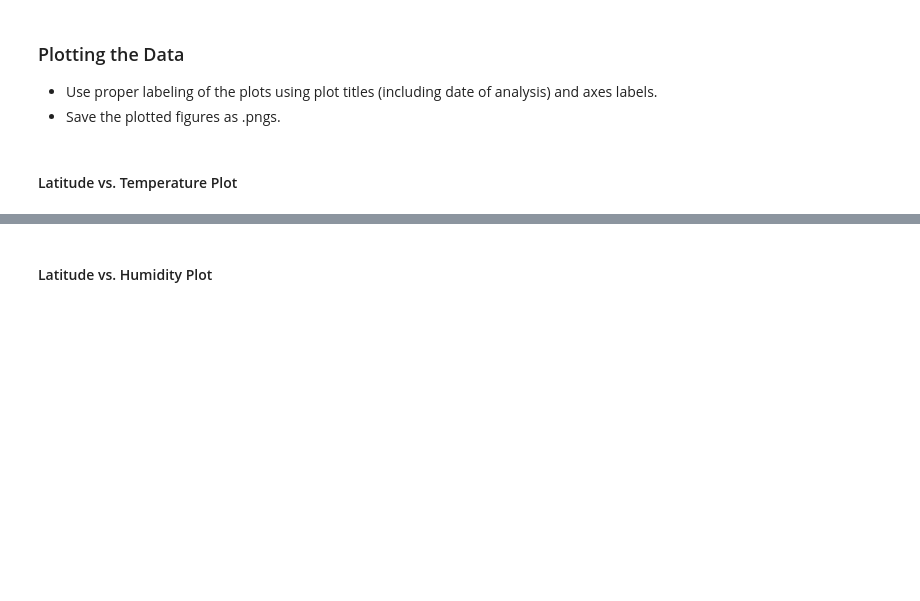
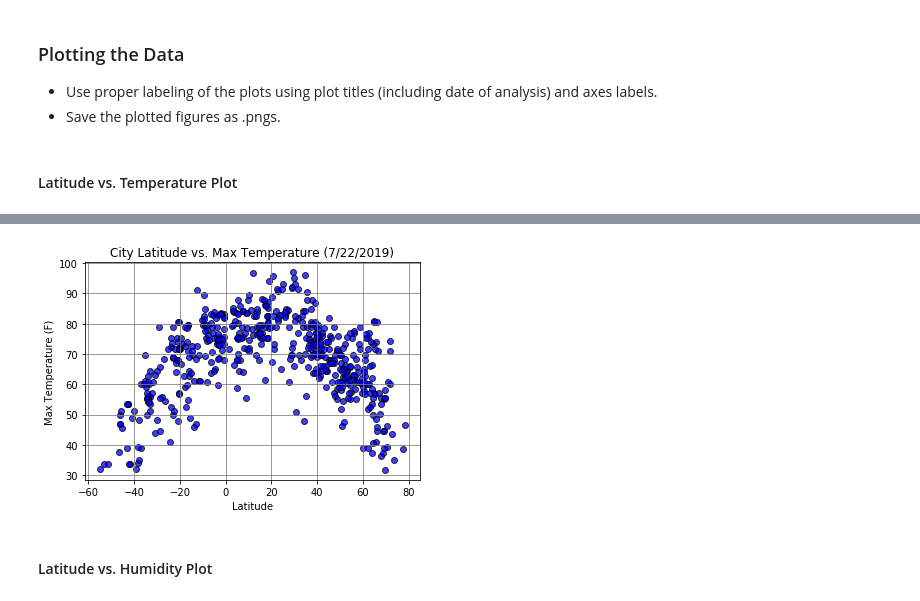
Before and after one commit to ivvyami/HW6_WeatherPy, a Jupyter notebook: WeatherPy_isoto.ipynb, the cells around one changed output, grey strips where cells are left out. Cells and saved outputs as stored; diff of their text form; code cells hidden in the pictures; blank space fills up the shorter version.

```diff
--- a/WeatherPy_isoto.ipynb
+++ b/WeatherPy_isoto.ipynb
@@ -181,2 +180,14 @@ dtype: int64
+# %%
+plt.rc('grid', linestyle = "-", color = "gray")
+lat_temp = plt.scatter(weather_data["Lat"], weather_data["Max Temp"], marker = "o", facecolors = "b",
+                       edgecolors = "black", alpha = 0.75)
+plt.grid(True)
+plt.title("City Latitude vs. Max Temperature (7/22/2019)")
+plt.xlabel("Latitude")
+plt.ylabel("Max Temperature (F)")
+
+plt.savefig("Lat_vs_Temp")
+# %% [output]
+[figure, added]
 # %% [markdown]
 #### Latitude vs. Humidity Plot
```
Also changed, not shown: parts of 15 cells of this notebook, 5 other files.
